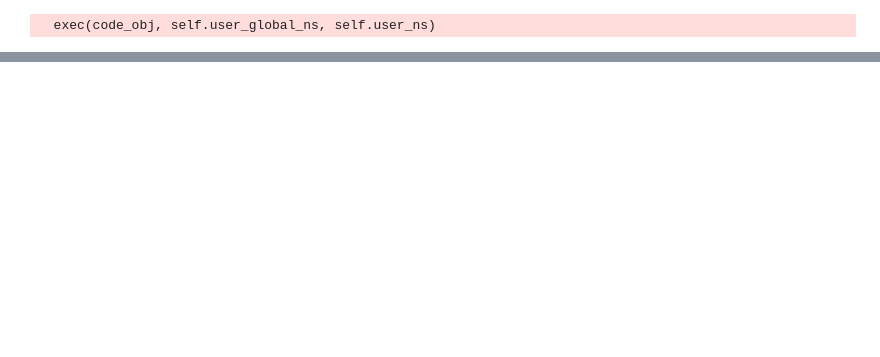
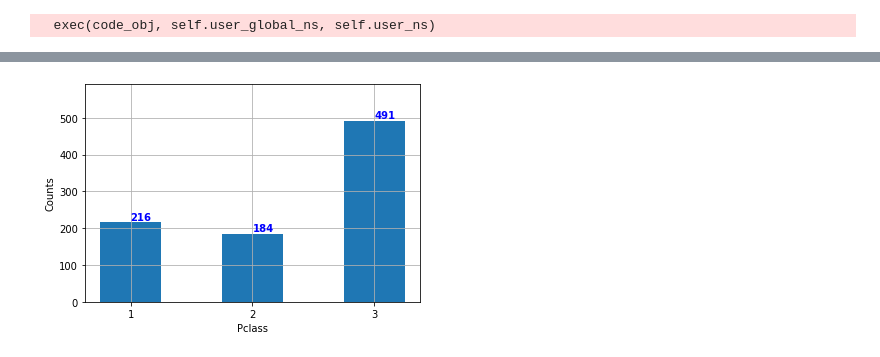
Before and after one commit to Ireonx/titanic, a Jupyter notebook: titanic.ipynb, the cells around one changed output, grey strips where cells are left out. Saved outputs shown, nothing was run; the diff lists cells and outputs as text; code cells hidden in the pictures; blank space fills up the shorter version.

```diff
--- a/titanic.ipynb
+++ b/titanic.ipynb
@@ -21,0 +65,20 @@ train_data.head()
+# %%
+# Lets create a function for checking value counts of next categories
+def viz_value_counts(datadf,field):
+    vals = {}
+    for i in titanic[field].unique().tolist():
+        vals[i]=titanic[titanic[field]==i][field].count()
+    fig,ax = plt.subplots()
+    ax.bar(x=list(vals.keys()), height=list(vals.values()), width=0.5)
+    for i in vals.keys():
+        ax.text(i,vals[i]+15, str(vals[i]),color='blue',va='center',fontweight='bold')
+    plt.xlabel(field)
+    plt.ylabel('Counts')
+    plt.xticks(list(vals.keys()))
+    plt.grid()
+    plt.ylim(0,max(vals.values())+100)
+# %%
+# Test the function
+viz_value_counts(titanic,'Pclass')
+# %% [output]
+[figure, added]
```
Also changed, not shown: parts of 73 cells of this notebook.
